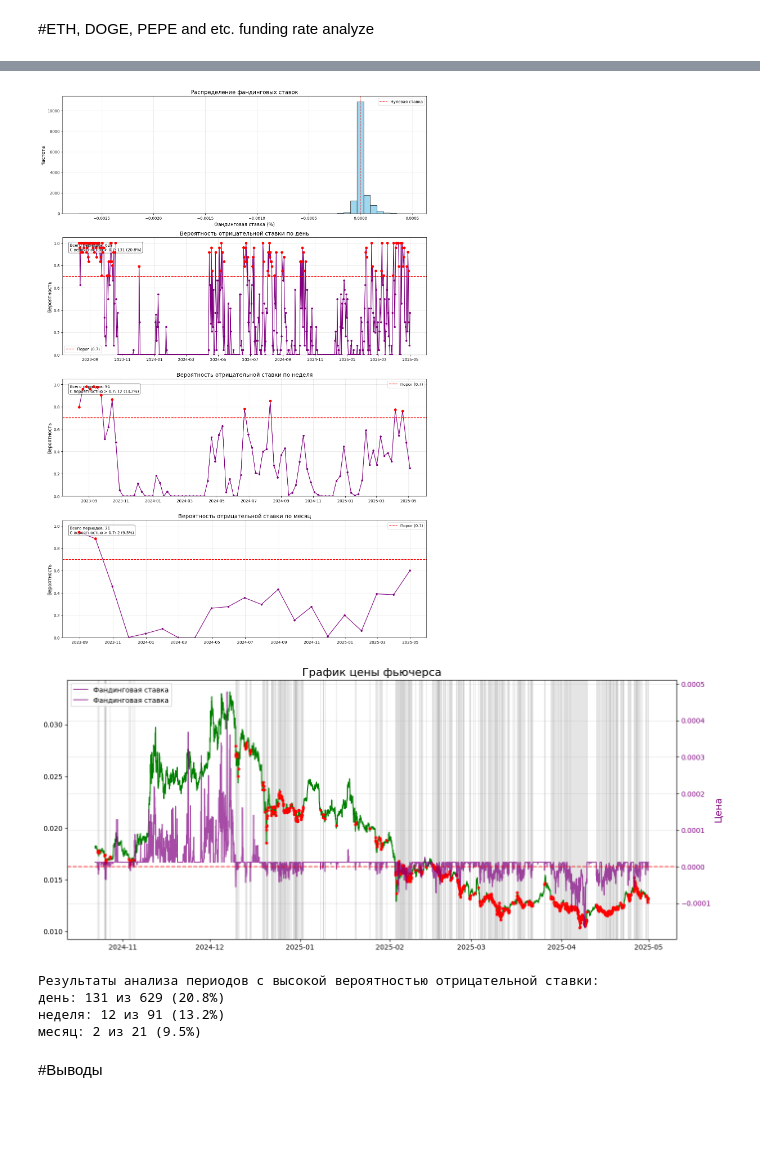
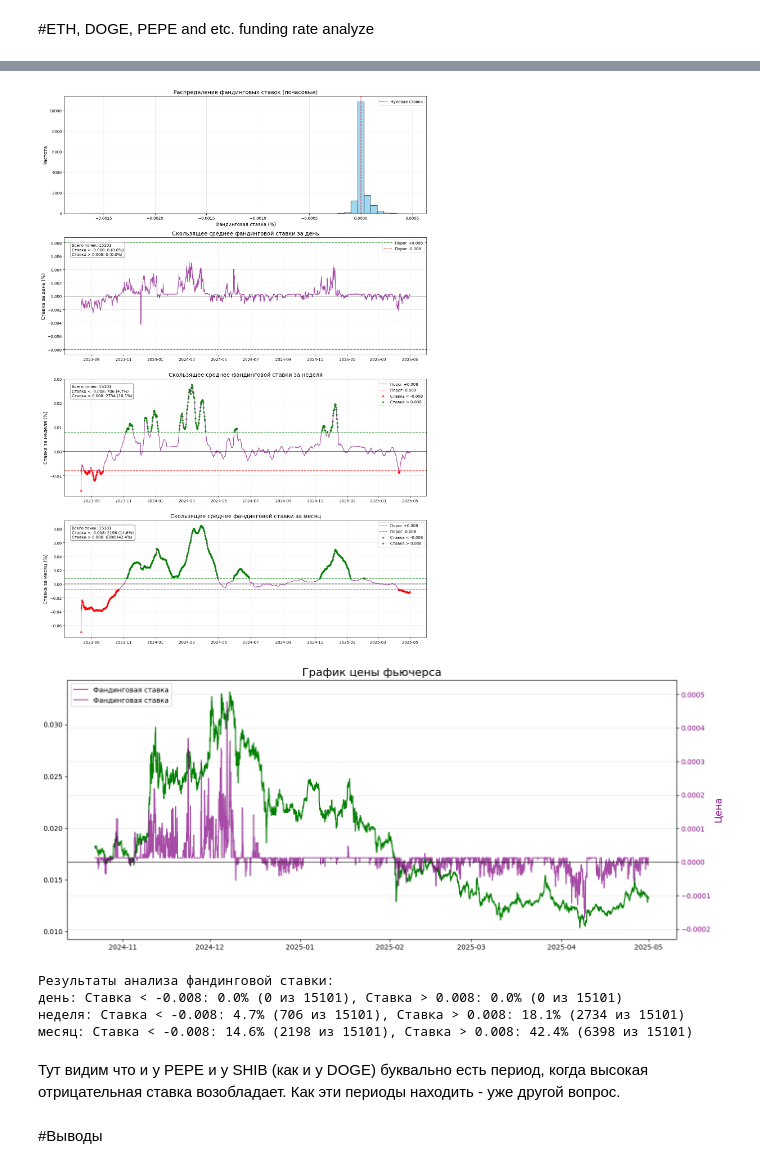
Before and after one commit to pudovikoff/crypto_strategy, a Jupyter notebook: managed_basis_strategy/Funding_rate_analyze.ipynb, the cells around one changed output, grey strips where cells are left out. Cells and saved outputs as stored; diff of their text form; code cells hidden in the pictures; blank space fills up the shorter version.

Commit message:
Funding Analyze finished

```diff
--- a/managed_basis_strategy/Funding_rate_analyze.ipynb
+++ b/managed_basis_strategy/Funding_rate_analyze.ipynb
@@ -232,17 +503,18 @@ for period, stats in results.items():
 DOGE_frs = HyperliquidFundingRatesLoader(ticker = 'DOGE', start_time=start_time, end_time=end_time).read(with_run=True)
 DOGE_futures_prices = HyperLiquidPerpsPricesLoader(ticker='DOGE', interval='1h', start_time=start_time, end_time=end_time).read(with_run=True)
 
-results, _ = analyze_negative_funding_periods(
+threshold = 0.008
+results, period_data = analyze_funding_rate_moving_average(
     DOGE_frs,
-    threshold_prob=0.7,
+    threshold=0.008,
     figsize=(14, 20),
-    periods={'день': 'D', 'неделя': 'W', 'месяц': 'M'}
+    periods={'день': ('1D', 24), 'неделя': ('7D', 168), 'месяц': ('30D', 720)}
 )
 
-plot_futures_price(DOGE_futures_prices, DOGE_frs)
+plot_futures_price(DOGE_futures_prices, DOGE_frs, threshold=0.008)
 
-print("\nРезультаты анализа периодов с высокой вероятностью отрицательной ставки:")
+print("\nРезультаты анализа фандинговой ставки:")
 for period, stats in results.items():
-    print(f"{period}: {stats['high_prob_periods']} из {stats['total_periods']} "
-          f"({stats['percentage']:.1f}%)")
+    print(f"{period}: Ставка < -{threshold}: {stats['negative_threshold_percentage']:.1f}% ({stats['negative_threshold_periods']} из {stats['total_periods']}), "
+          f"Ставка > {threshold}: {stats['positive_threshold_percentage']:.1f}% ({stats['positive_threshold_periods']} из {stats['total_periods']})")
 # %% [output]
@@ -256,17 +530,18 @@ for period, stats in results.items():
 PEPE_frs = HyperliquidFundingRatesLoader(ticker = 'kPEPE', start_time=start_time, end_time=end_time).read(with_run=True)
 PEPE_futures_prices = HyperLiquidPerpsPricesLoader(ticker='kPEPE', interval='1h', start_time=start_time, end_time=end_time).read(with_run=True)
 
-results, _ = analyze_negative_funding_periods(
+threshold = 0.008
+results, period_data = analyze_funding_rate_moving_average(
     PEPE_frs,
-    threshold_prob=0.7,
+    threshold=0.008,
     figsize=(14, 20),
-    periods={'день': 'D', 'неделя': 'W', 'месяц': 'M'}
+    periods={'день': ('1D', 24), 'неделя': ('7D', 168), 'месяц': ('30D', 720)}
 )
 
-plot_futures_price(PEPE_futures_prices, PEPE_frs)
+plot_futures_price(PEPE_futures_prices, PEPE_frs, threshold=0.008)
 
-print("\nРезультаты анализа периодов с высокой вероятностью отрицательной ставки:")
+print("\nРезультаты анализа фандинговой ставки:")
 for period, stats in results.items():
-    print(f"{period}: {stats['high_prob_periods']} из {stats['total_periods']} "
-          f"({stats['percentage']:.1f}%)")
+    print(f"{period}: Ставка < -{threshold}: {stats['negative_threshold_percentage']:.1f}% ({stats['negative_threshold_periods']} из {stats['total_periods']}), "
+          f"Ставка > {threshold}: {stats['positive_threshold_percentage']:.1f}% ({stats['positive_threshold_periods']} из {stats['total_periods']})")
 # %% [output]
@@ -279,27 +554,30 @@ for period, stats in results.items():
 # %%
 SHIB_frs = HyperliquidFundingRatesLoader(ticker = 'kSHIB', start_time=start_time, end_time=end_time).read(with_run=True)
 SHIB_futures_prices = HyperLiquidPerpsPricesLoader(ticker='kSHIB', interval='1h', start_time=start_time, end_time=end_time).read(with_run=True)
 
-results, _ = analyze_negative_funding_periods(
+threshold = 0.008
+results, period_data = analyze_funding_rate_moving_average(
     SHIB_frs,
-    threshold_prob=0.7,
+    threshold=0.008,
     figsize=(14, 20),
-    periods={'день': 'D', 'неделя': 'W', 'месяц': 'M'}
+    periods={'день': ('1D', 24), 'неделя': ('7D', 168), 'месяц': ('30D', 720)}
 )
 
-plot_futures_price(SHIB_futures_prices, SHIB_frs)
+plot_futures_price(SHIB_futures_prices, SHIB_frs, threshold=0.008)
 
-print("\nРезультаты анализа периодов с высокой вероятностью отрицательной ставки:")
+print("\nРезультаты анализа фандинговой ставки:")
 for period, stats in results.items():
-    print(f"{period}: {stats['high_prob_periods']} из {stats['total_periods']} "
-          f"({stats['percentage']:.1f}%)")
+    print(f"{period}: Ставка < -{threshold}: {stats['negative_threshold_percentage']:.1f}% ({stats['negative_threshold_periods']} из {stats['total_periods']}), "
+          f"Ставка > {threshold}: {stats['positive_threshold_percentage']:.1f}% ({stats['positive_threshold_periods']} из {stats['total_periods']})")
 # %% [output]
-[figure, old version]
+[figure, new version]
-[figure, old version]
+[figure, new version]
-Результаты анализа периодов с высокой вероятностью отрицательной ставки:
-день: 131 из 629 (20.8%)
-неделя: 12 из 91 (13.2%)
-месяц: 2 из 21 (9.5%)
+Результаты анализа фандинговой ставки:
+день: Ставка < -0.008: 0.0% (0 из 15101), Ставка > 0.008: 0.0% (0 из 15101)
+неделя: Ставка < -0.008: 4.7% (706 из 15101), Ставка > 0.008: 18.1% (2734 из 15101)
+месяц: Ставка < -0.008: 14.6% (2198 из 15101), Ставка > 0.008: 42.4% (6398 из 15101)
+# %% [markdown]
+Тут видим что и у PEPE и у SHIB (как и у DOGE) буквально есть период, когда высокая отрицательная ставка возобладает. Как эти периоды находить - уже другой вопрос.
 # %% [markdown]
 #Выводы
 # %% [markdown]
```
Also changed, not shown: parts of 19 cells of this notebook.
